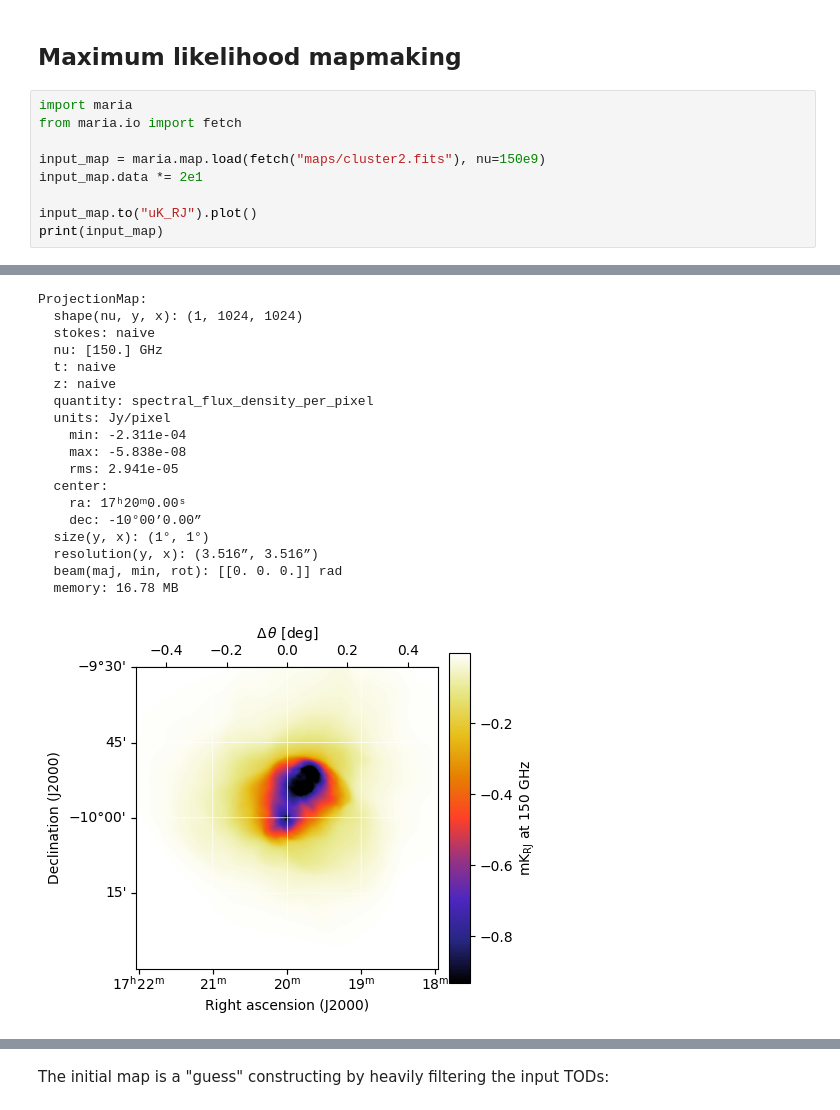
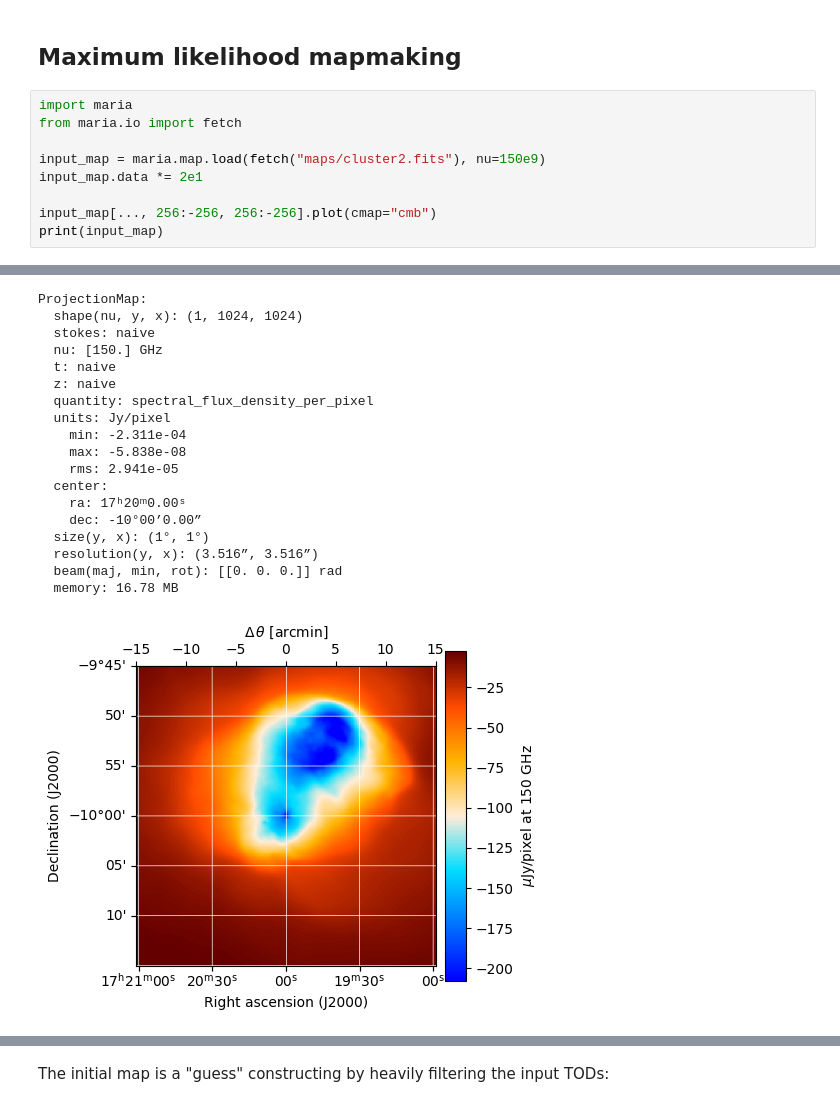
Before and after one commit to thomaswmorris/maria, a Jupyter notebook: tutorials/maximum-likelihood-mapper.ipynb, the cells around one changed output, grey strips where cells are left out. Drawn from its saved outputs; the diff is of its cells as text.

```diff
--- a/tutorials/maximum-likelihood-mapper.ipynb
+++ b/tutorials/maximum-likelihood-mapper.ipynb
@@ -7,6 +7,6 @@ from maria.io import fetch
 input_map = maria.map.load(fetch("maps/cluster2.fits"), nu=150e9)
 input_map.data *= 2e1
 
-input_map.to("uK_RJ").plot()
+input_map[..., 256:-256, 256:-256].plot(cmap="cmb")
 print(input_map)
 # %% [output]
@@ -14,22 +14,22 @@ print(input_map)
 ProjectionMap:
   shape(nu, y, x): (1, 1024, 1024)
   stokes: naive
   nu: [150.] GHz
   t: naive
   z: naive
   quantity: spectral_flux_density_per_pixel
   units: Jy/pixel
     min: -2.311e-04
     max: -5.838e-08
     rms: 2.941e-05
   center:
     ra: 17ʰ20ᵐ0.00ˢ
     dec: -10°00’0.00”
   size(y, x): (1°, 1°)
   resolution(y, x): (3.516”, 3.516”)
   beam(maj, min, rot): [[0. 0. 0.]] rad
   memory: 16.78 MB
-[figure, old version]
+[figure, new version]
 # %%
 from maria import Planner
 
```
Also changed, not shown: parts of 12 cells of this notebook, 53 other files.
